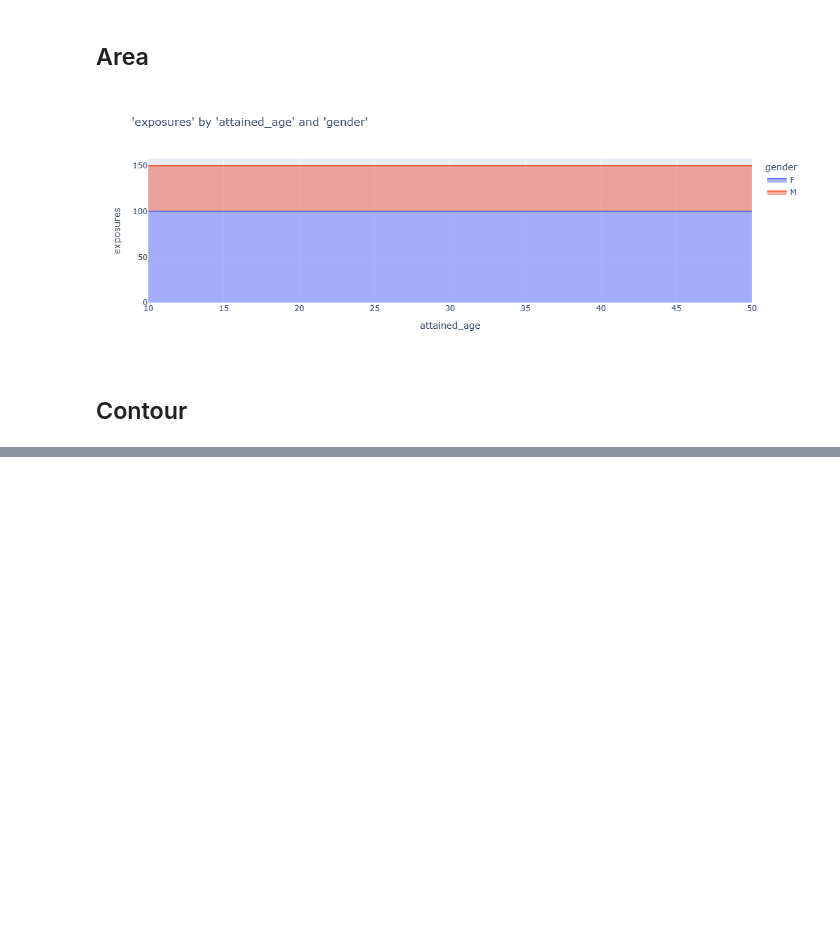
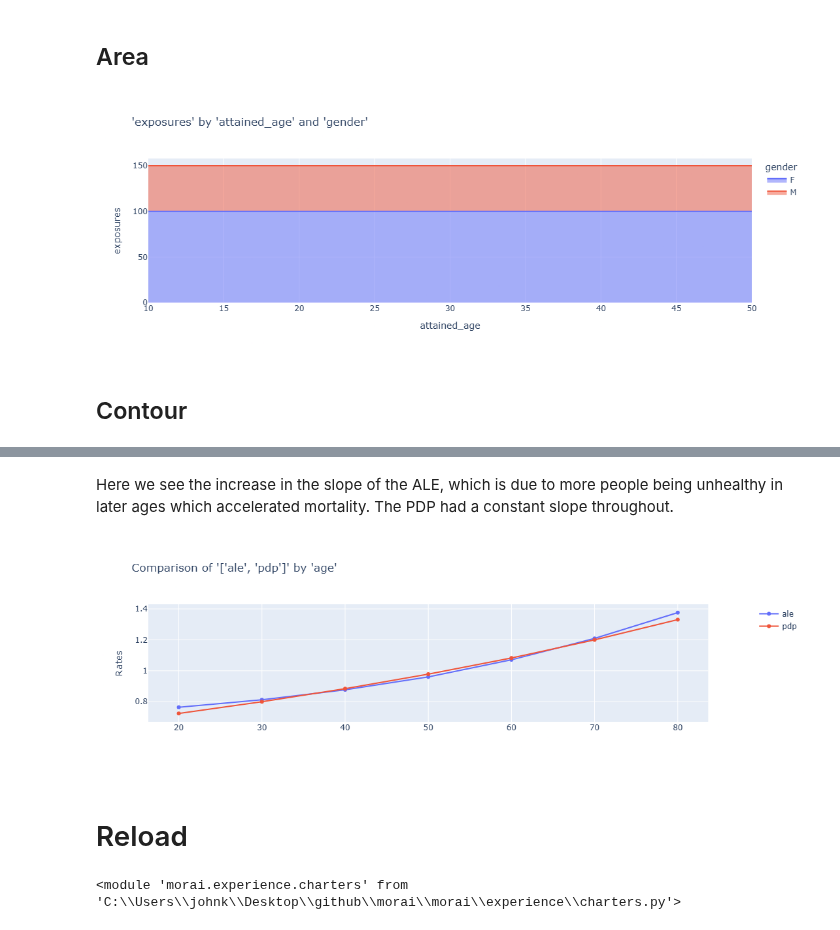
Before and after one commit to jkoestner/morai, a Jupyter notebook: notebooks/tutorials/charters.ipynb, the cells around one changed output, grey strips where cells are left out. Cells and saved outputs as stored; diff of their text form; code cells hidden in the pictures; blank space fills up the shorter version.

```diff
--- a/notebooks/tutorials/charters.ipynb
+++ b/notebooks/tutorials/charters.ipynb
@@ -215,0 +264,12 @@ charters.target(
+# %%
+cat_features = feature_dict["ordinal"]
+cat_features = list(set(cat_features) & set(model_features))
+# %%
+model = CatBoostRegressor(
+    iterations=2000,
+    learning_rate=0.05,
+    depth=8,
+    cat_features=cat_features,
+    one_hot_max_size=11,
+)
+model.fit(X, y, sample_weight=weights, verbose=0)
@@ -215,0 +280,9 @@ charters.target(
+# %%
+pdp_df=charters.pdp(
+    model=model,
+    df=md_encoded,
+    x_axis="age",
+    weight="weight",
+    mapping=mapping,
+    display=False,
+)
@@ -215,0 +294,10 @@ charters.target(
+# %%
+ale_df=charters.ale(
+    model=model,
+    df=md_encoded,
+    x_axis="age",
+    weight="weight",
+    mapping=mapping,
+    display=False,
+    multiplicative=False,
+)
@@ -215,0 +309,17 @@ charters.target(
+# %% [markdown]
+Here we see the increase in the slope of the ALE, which is due to more people being unhealthy in later ages which accelerated mortality. The PDP had a constant slope throughout.
+# %%
+combined_df = pd.concat([
+    ale_df.set_index("age")[["%_diff"]].rename(columns={"%_diff": "ale"}),
+    pdp_df.set_index("age")[["%_diff"]].rename(columns={"%_diff": "pdp"})
+], axis=1).reset_index()
+charters.compare_rates(df=combined_df, x_axis="age", rates=["ale","pdp"])
+# %% [output]
+[figure, added]
+# %% [markdown]
+# Reload
+# %%
+import importlib
+importlib.reload(charters)
+# %% [output]
+<module 'morai.experience.charters' from 'C:\\Users\\johnk\\Desktop\\github\\morai\\morai\\experience\\charters.py'>
```
Also changed, not shown: parts of 27 cells of this notebook, 4 other files.
